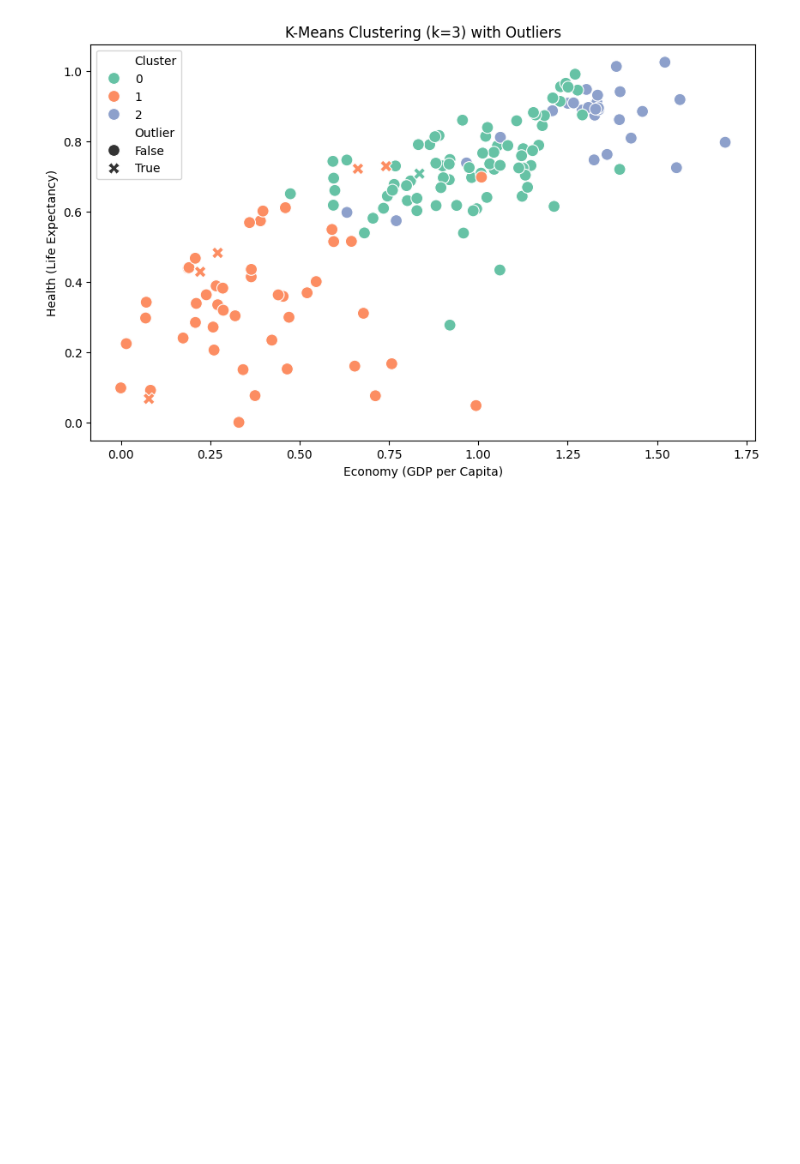
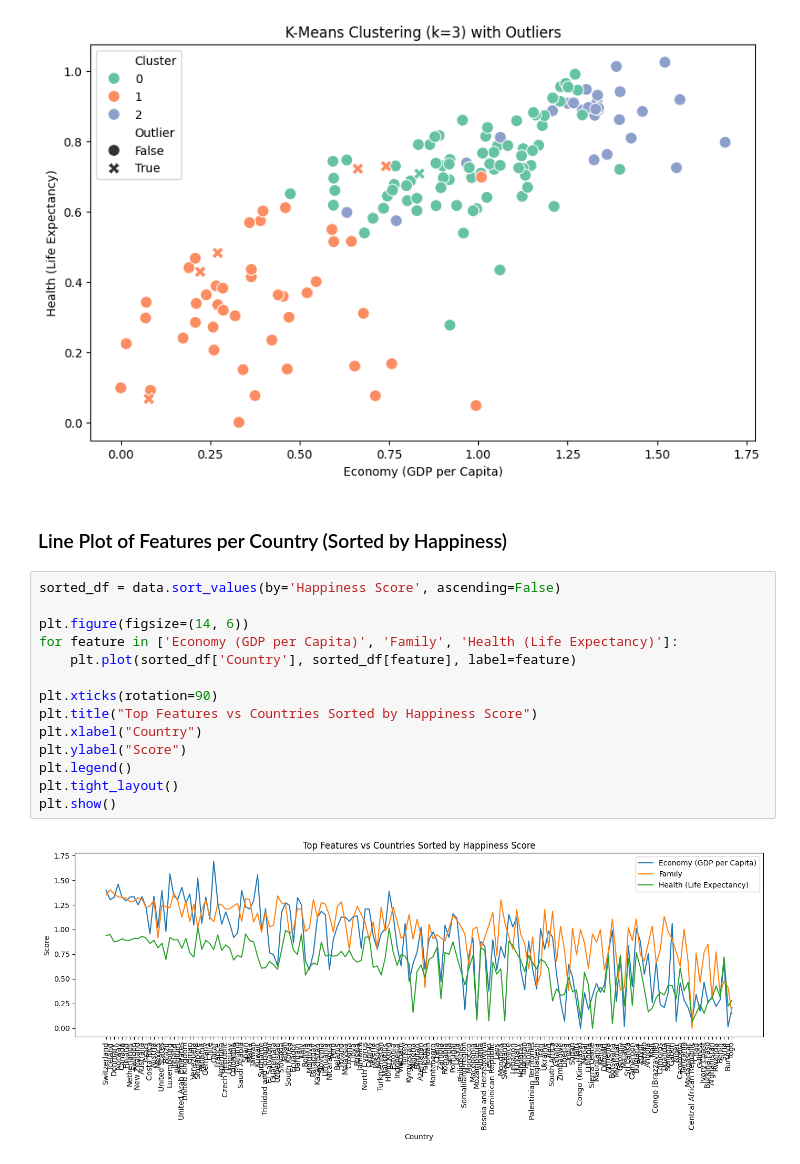
Before and after one commit to 00Bhuwan/jupyter_learn, a Jupyter notebook: jupter_files/hw.ipynb, the cells around one changed output. Cells and saved outputs as stored; diff of their text form; blank space fills up the shorter version.

```diff
--- a/jupter_files/hw.ipynb
+++ b/jupter_files/hw.ipynb
@@ -115,3 +115,21 @@ plt.title("K-Means Clustering (k=3) with Outliers")
 plt.show()
 # %% [output]
 [figure]
+# %% [markdown]
+### Line Plot of Features per Country (Sorted by Happiness)
+# %%
+sorted_df = data.sort_values(by='Happiness Score', ascending=False)
+
+plt.figure(figsize=(14, 6))
+for feature in ['Economy (GDP per Capita)', 'Family', 'Health (Life Expectancy)']:
+    plt.plot(sorted_df['Country'], sorted_df[feature], label=feature)
+
+plt.xticks(rotation=90)
+plt.title("Top Features vs Countries Sorted by Happiness Score")
+plt.xlabel("Country")
+plt.ylabel("Score")
+plt.legend()
+plt.tight_layout()
+plt.show()
+# %% [output]
+[figure, added]
```
Also changed, not shown: parts of 6 cells of this notebook, 4 other files.
